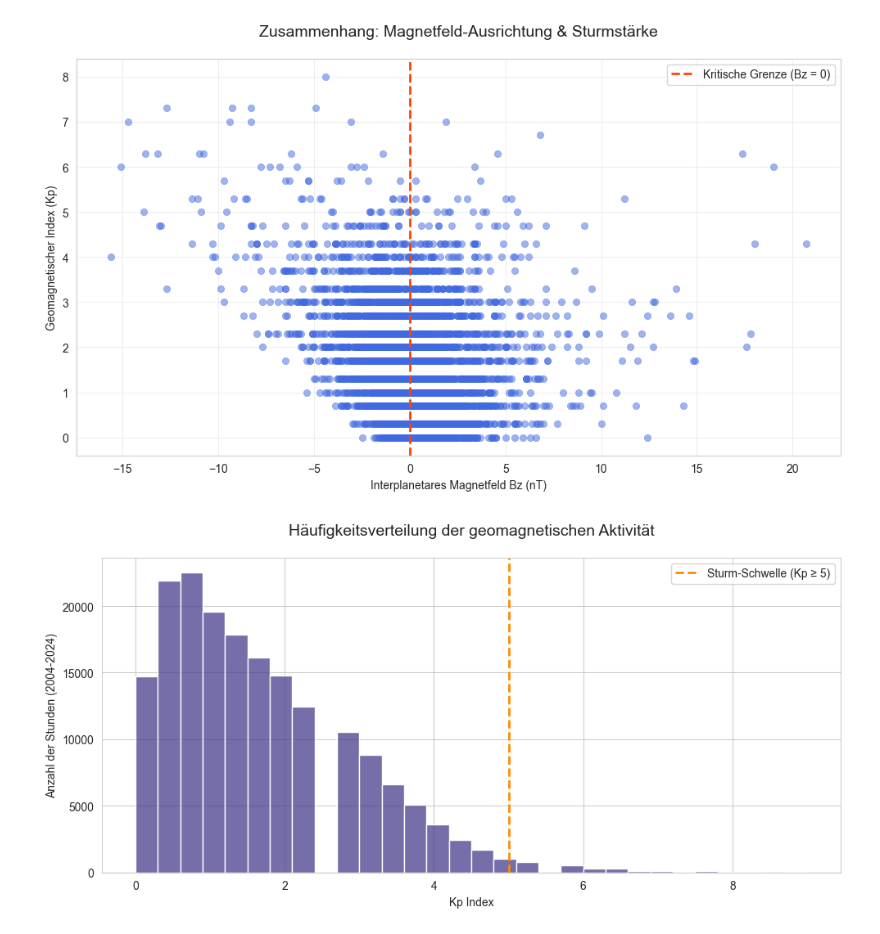
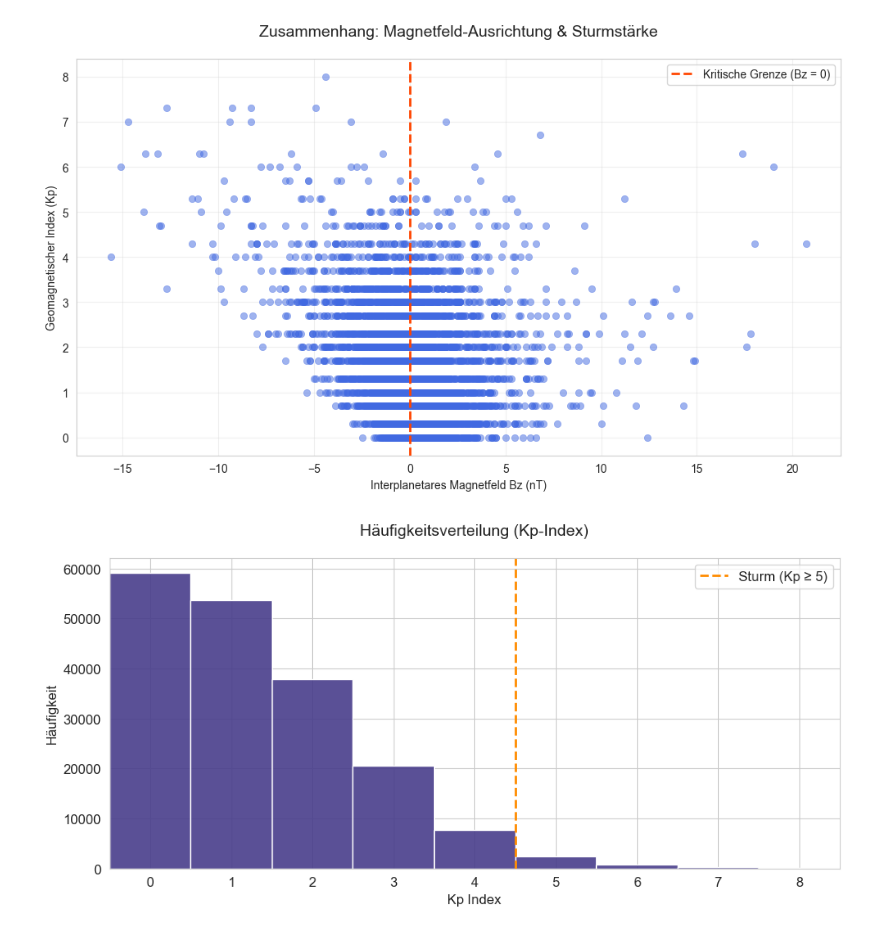
Before and after one commit to jeanpascalgerber/statistics, a Jupyter notebook: Statistik/git/data/gerber_jp_nordlichter.ipynb, the cells around one changed output. Cells and saved outputs as stored; diff of their text form; code cells hidden in the pictures.

```diff
--- a/Statistik/git/data/gerber_jp_nordlichter.ipynb
+++ b/Statistik/git/data/gerber_jp_nordlichter.ipynb
@@ -110,16 +110,18 @@ plt.show()
 # %% [output]
 [figure]
 # %%
-# 3. Histogramm (Verteilung)
+# 3. Histogramm
 plt.figure(figsize=(10, 5))
-sns.histplot(df_clean['Kp'], bins=30, kde=False, color='#483D8B', edgecolor='white')
-plt.axvline(5, color='#FF8C00', linestyle='--', linewidth=2, label='Sturm-Schwelle (Kp ≥ 5)')
-plt.title('Häufigkeitsverteilung der geomagnetischen Aktivität', fontsize=14, pad=20)
-plt.xlabel('Kp Index')
-plt.ylabel('Anzahl der Stunden (2004-2024)')
+sns.histplot(df_clean['Kp'], bins=np.arange(0, 11, 1), color='#483D8B', edgecolor='white', alpha=0.9)
+plt.axvline(5, color='#FF8C00', linestyle='--', linewidth=2, label='Sturm (Kp ≥ 5)')
+plt.xticks(np.arange(0.5, 10.5, 1), labels=np.arange(0, 10, 1))
+plt.xlim(0, 9)
+plt.title('Häufigkeitsverteilung (Kp-Index)', fontsize=14, pad=20)
+plt.xlabel('Kp Index', fontsize=12)
+plt.ylabel('Häufigkeit', fontsize=12)
 plt.legend()
 plt.tight_layout()
 plt.savefig('grafik_3_histogramm.png', dpi=300)
 plt.show()
 # %% [output]
-[figure, old version]
+[figure, new version]
```
Also changed, not shown: parts of 2 cells of this notebook.
